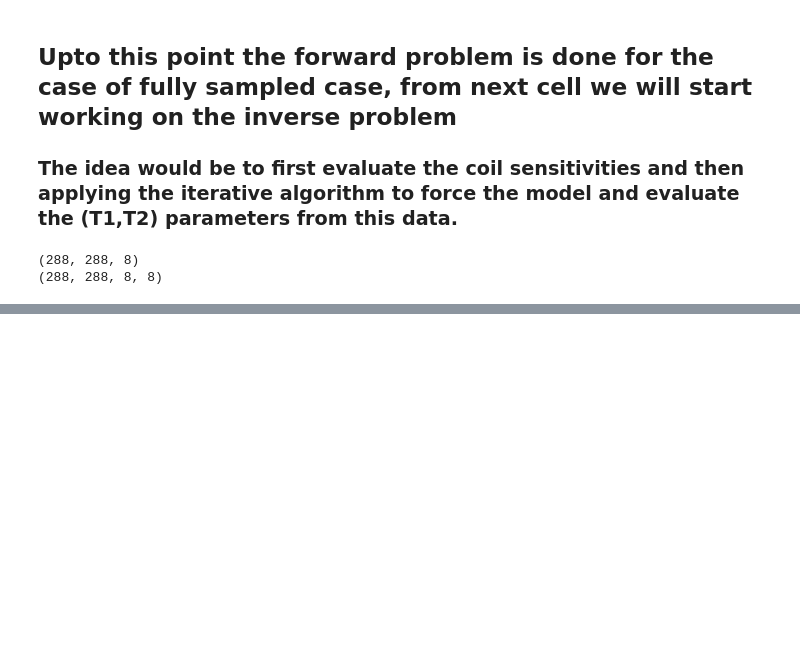
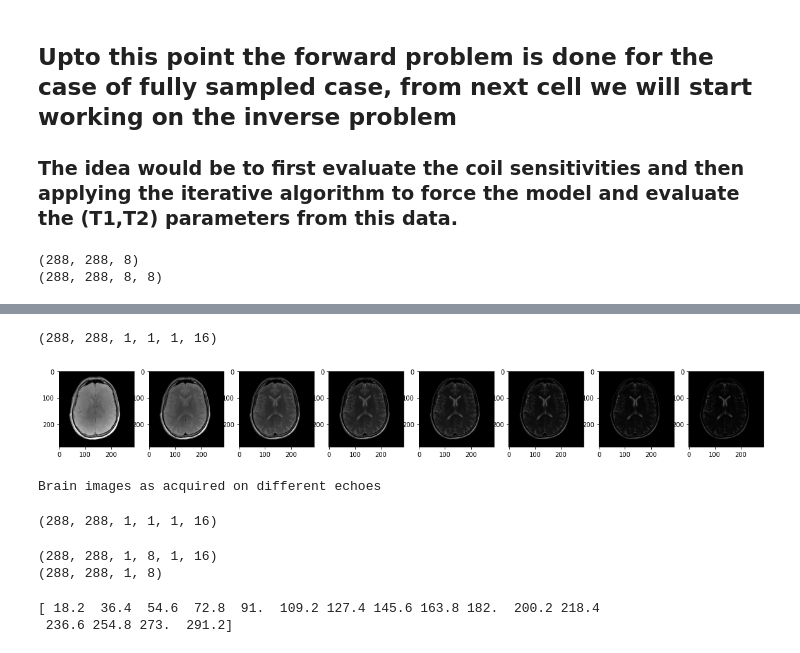
Before and after one commit to sidharthkumar10500/course_proj, a Jupyter notebook: forward_problem.ipynb, the cells around one changed output, grey strips where cells are left out. Drawn from its saved outputs; the diff is of its cells as text; code cells hidden in the pictures; blank space fills up the shorter version.

```diff
--- a/forward_problem.ipynb
+++ b/forward_problem.ipynb
@@ -171,0 +194,16 @@ Estimated Coil Sensitivity images
+# %%
+pics_out = bart(1,'pics -R Q:0.005 -i 10 -S',fully_sampled_fft,coil_sens_estimated)
+print(pics_out.shape)
+# %% [output]
+(288, 288, 1, 1, 1, 16)
+# %%
+pics_out1 = pics_out.squeeze()
+for index in range(8):
+    plt.figure(1, figsize=(20,5))
+    plt.subplot(1, 8, index+1)
+    plt.imshow(np.abs(pics_out1[:,:,2*index]),cmap=plt.get_cmap('gray'),vmin=0,vmax = .001)
+plt.show()
+print('Brain images as acquired on different echoes')
+# %% [output]
+[figure, added]
+Brain images as acquired on different echoes
@@ -171,0 +212,18 @@ Estimated Coil Sensitivity images
+# %%
+pics_out_ksp = bart(1,'fft -u -i 3',pics_out)
+print(pics_out_ksp.shape)
+# %% [output]
+(288, 288, 1, 1, 1, 16)
+# %%
+print(fully_sampled_fft.shape)
+print(coil_sens_estimated.shape)
+# %% [output]
+(288, 288, 1, 8, 1, 16)
+(288, 288, 1, 8)
+# %%
+TEs = (np.arange(16) +1) *18.2
+print(TEs)
+TEs = TEs[None,None,None,None,None,:]
+# %% [output]
+[ 18.2  36.4  54.6  72.8  91.  109.2 127.4 145.6 163.8 182.  200.2 218.4
+ 236.6 254.8 273.  291.2]
```
Also changed, not shown: parts of 31 cells of this notebook, 15 other files.
